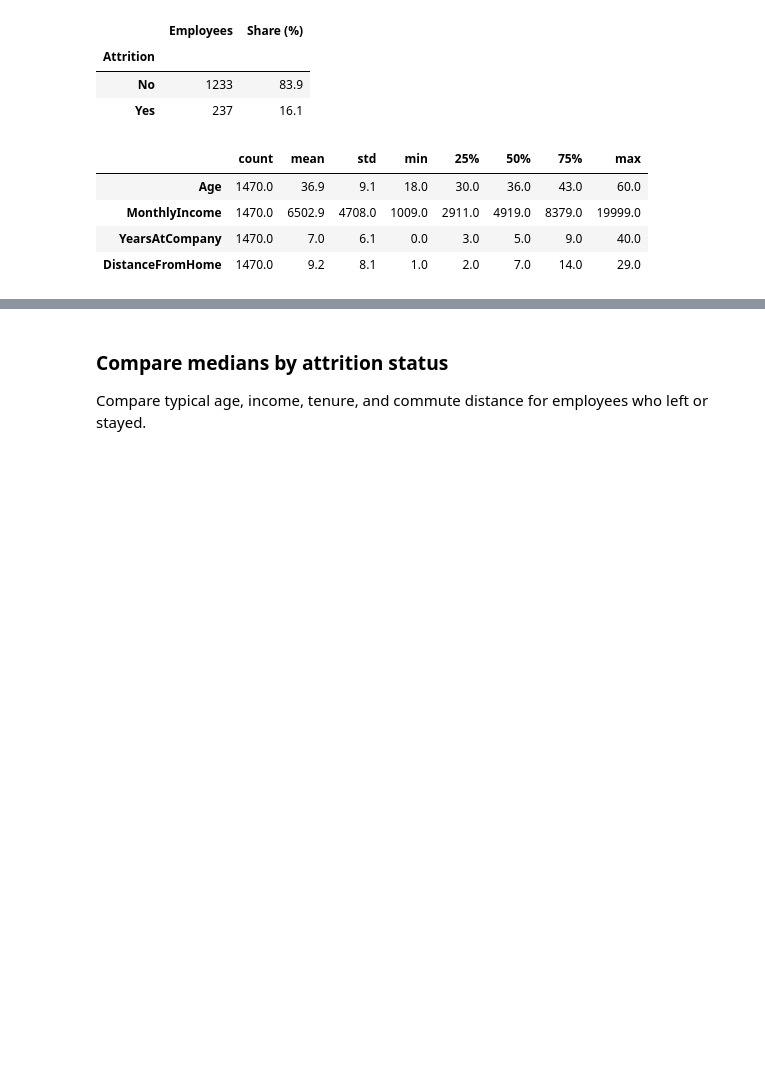
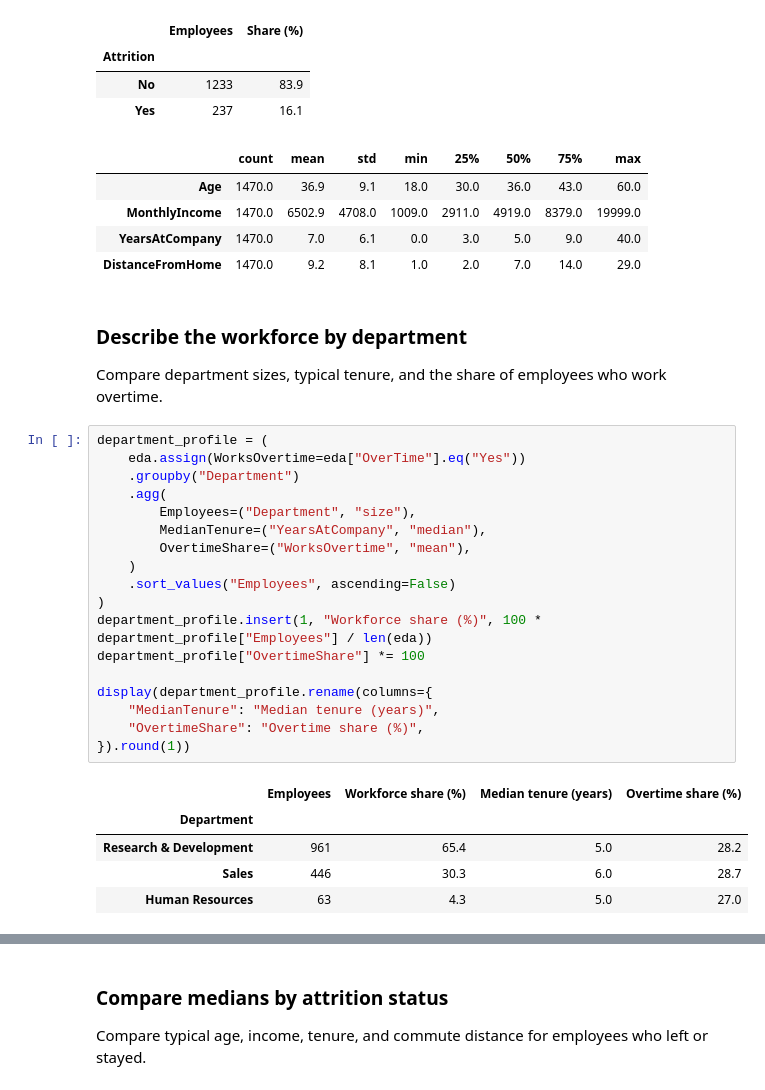
Before and after one commit to johanneswbr/medco-passau-xai, a Jupyter notebook: eda.ipynb, the cells around one changed output, grey strips where cells are left out. Drawn from its saved outputs; the diff is of its cells as text; blank space fills up the shorter version.

```diff
--- a/eda.ipynb
+++ b/eda.ipynb
@@ -128,3 +130,31 @@ display(eda[numeric_features].describe().T.round(1))
 | MonthlyIncome | 1470.0 | 6502.9 | 4708.0 | 1009.0 | 2911.0 | 4919.0 | 8379.0 | 19999.0 |
 | YearsAtCompany | 1470.0 | 7.0 | 6.1 | 0.0 | 3.0 | 5.0 | 9.0 | 40.0 |
 | DistanceFromHome | 1470.0 | 9.2 | 8.1 | 1.0 | 2.0 | 7.0 | 14.0 | 29.0 |
+# %% [markdown]
+### Describe the workforce by department
+
+Compare department sizes, typical tenure, and the share of employees who work overtime.
+# %%
+department_profile = (
+    eda.assign(WorksOvertime=eda["OverTime"].eq("Yes"))
+    .groupby("Department")
+    .agg(
+        Employees=("Department", "size"),
+        MedianTenure=("YearsAtCompany", "median"),
+        OvertimeShare=("WorksOvertime", "mean"),
+    )
+    .sort_values("Employees", ascending=False)
+)
+department_profile.insert(1, "Workforce share (%)", 100 * department_profile["Employees"] / len(eda))
+department_profile["OvertimeShare"] *= 100
+
+display(department_profile.rename(columns={
+    "MedianTenure": "Median tenure (years)",
+    "OvertimeShare": "Overtime share (%)",
+}).round(1))
+# %% [output]
+|  | Employees | Workforce share (%) | Median tenure (years) | Overtime share (%) |
+| Department |  |  |  |  |
+| Research & Development | 961 | 65.4 | 5.0 | 28.2 |
+| Sales | 446 | 30.3 | 6.0 | 28.7 |
+| Human Resources | 63 | 4.3 | 5.0 | 27.0 |
```
Also changed, not shown: parts of 8 cells of this notebook.
